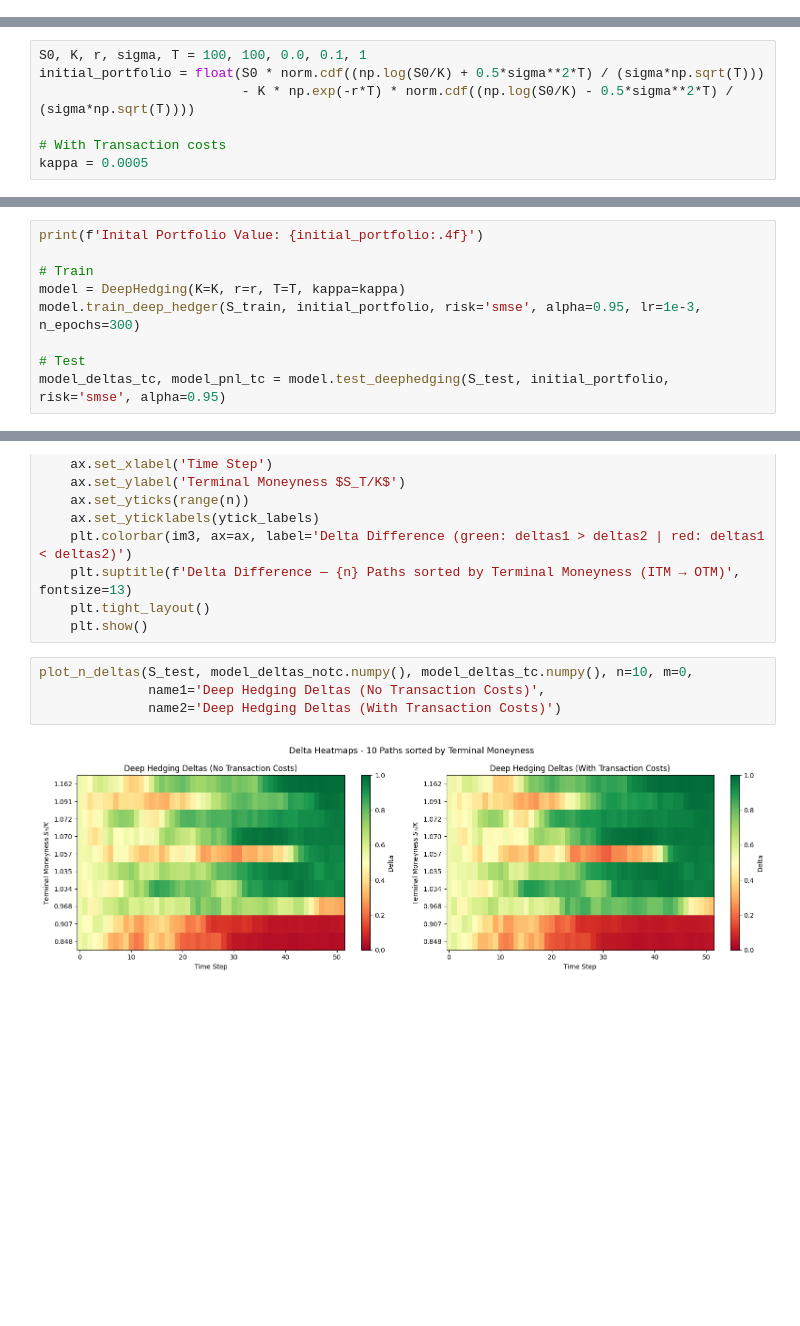
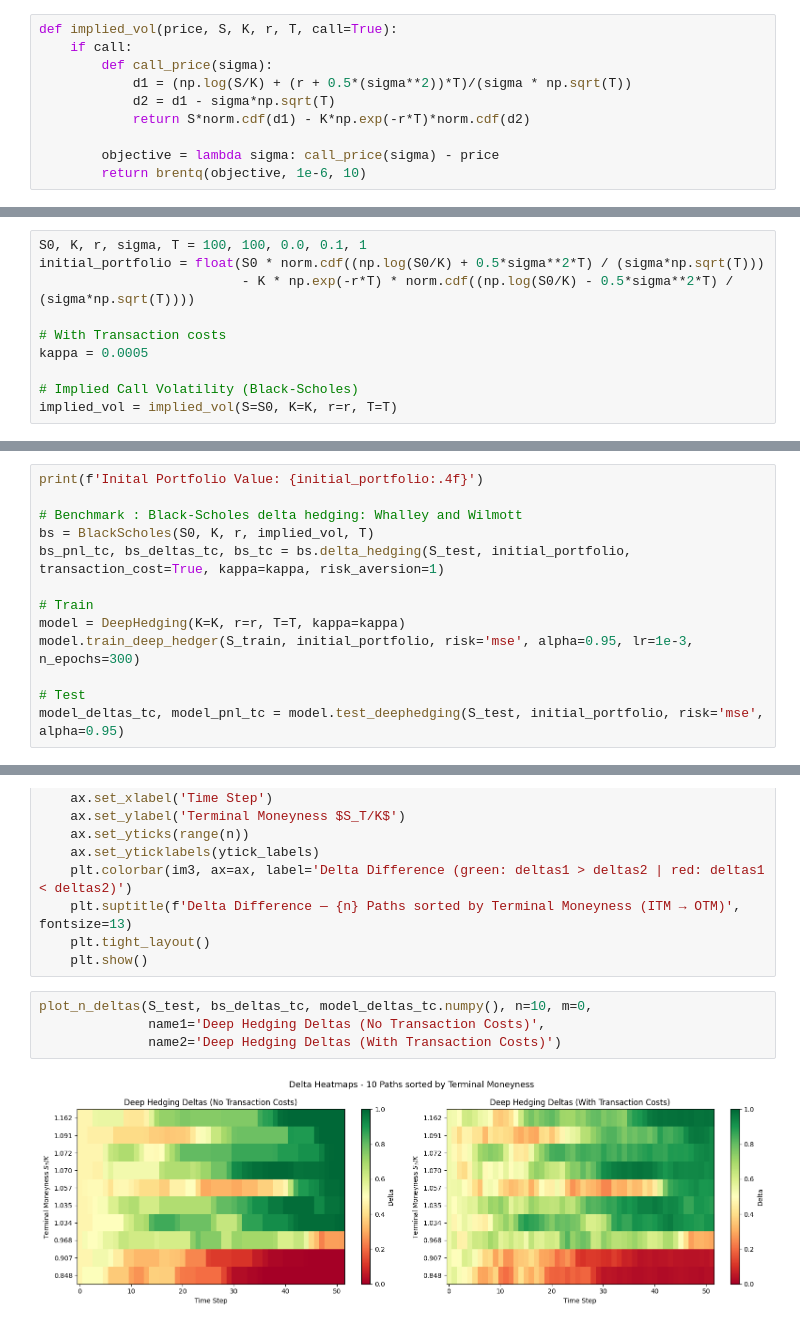
Before and after one commit to victorlabrecque/Research-Deep-Hedging-Volatility, a Jupyter notebook: Exploring_Deep_Hedging.ipynb, the cells around one changed output, grey strips where cells are left out. Drawn from its saved outputs; the diff is of its cells as text; blank space fills up the shorter version.

```diff
--- a/Exploring_Deep_Hedging.ipynb
+++ b/Exploring_Deep_Hedging.ipynb
@@ -10,3 +159,13 @@
+# %%
+def implied_vol(price, S, K, r, T, call=True):
+    if call:
+        def call_price(sigma):
+            d1 = (np.log(S/K) + (r + 0.5*(sigma**2))*T)/(sigma * np.sqrt(T))
+            d2 = d1 - sigma*np.sqrt(T)
+            return S*norm.cdf(d1) - K*np.exp(-r*T)*norm.cdf(d2)
+
+        objective = lambda sigma: call_price(sigma) - price
+        return brentq(objective, 1e-6, 10)
 # %% [markdown]
 # Deep Hedging Agent
 # %% [markdown]
@@ -235,6 +487,9 @@ initial_portfolio = float(S0 * norm.cdf((np.log(S0/K) + 0.5*sigma**2*T) / (sigma
 
 # With Transaction costs
 kappa = 0.0005
+
+# Implied Call Volatility (Black-Scholes)
+implied_vol = implied_vol(S=S0, K=K, r=r, T=T)
 # %% [markdown]
 ##### Without Transaction Costs
 # %%
@@ -265,12 +525,16 @@ Test | risk=mse | loss=0.3923 | mean P&L=-0.0064 | std=0.6266 | mean TC=0.0000
 # %%
 print(f'Inital Portfolio Value: {initial_portfolio:.4f}')
 
+# Benchmark : Black-Scholes delta hedging: Whalley and Wilmott
+bs = BlackScholes(S0, K, r, implied_vol, T)
+bs_pnl_tc, bs_deltas_tc, bs_tc = bs.delta_hedging(S_test, initial_portfolio, transaction_cost=True, kappa=kappa, risk_aversion=1)
+
 # Train
 model = DeepHedging(K=K, r=r, T=T, kappa=kappa)
-model.train_deep_hedger(S_train, initial_portfolio, risk='smse', alpha=0.95, lr=1e-3, n_epochs=300)
+model.train_deep_hedger(S_train, initial_portfolio, risk='mse', alpha=0.95, lr=1e-3, n_epochs=300)
 
 # Test
-model_deltas_tc, model_pnl_tc = model.test_deephedging(S_test, initial_portfolio, risk='smse', alpha=0.95)
+model_deltas_tc, model_pnl_tc = model.test_deephedging(S_test, initial_portfolio, risk='mse', alpha=0.95)
 # %% [output]
 Inital Portfolio Value: 3.9878
 
@@ -375,8 +641,8 @@ def plot_n_deltas(paths, deltas1, deltas2, n, m=0,
     plt.tight_layout()
     plt.show()
 # %%
-plot_n_deltas(S_test, model_deltas_notc.numpy(), model_deltas_tc.numpy(), n=10, m=0,
+plot_n_deltas(S_test, bs_deltas_tc, model_deltas_tc.numpy(), n=10, m=0,
               name1='Deep Hedging Deltas (No Transaction Costs)',
               name2='Deep Hedging Deltas (With Transaction Costs)')
 # %% [output]
-[figure, old version]
+[figure, new version]
```
Also changed, not shown: parts of 27 cells of this notebook.
